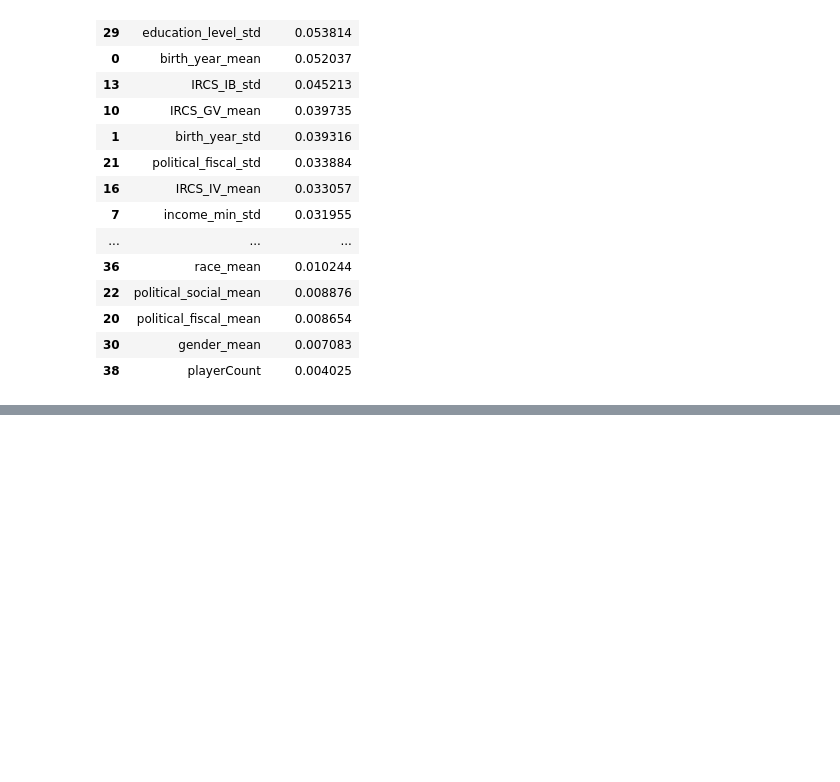
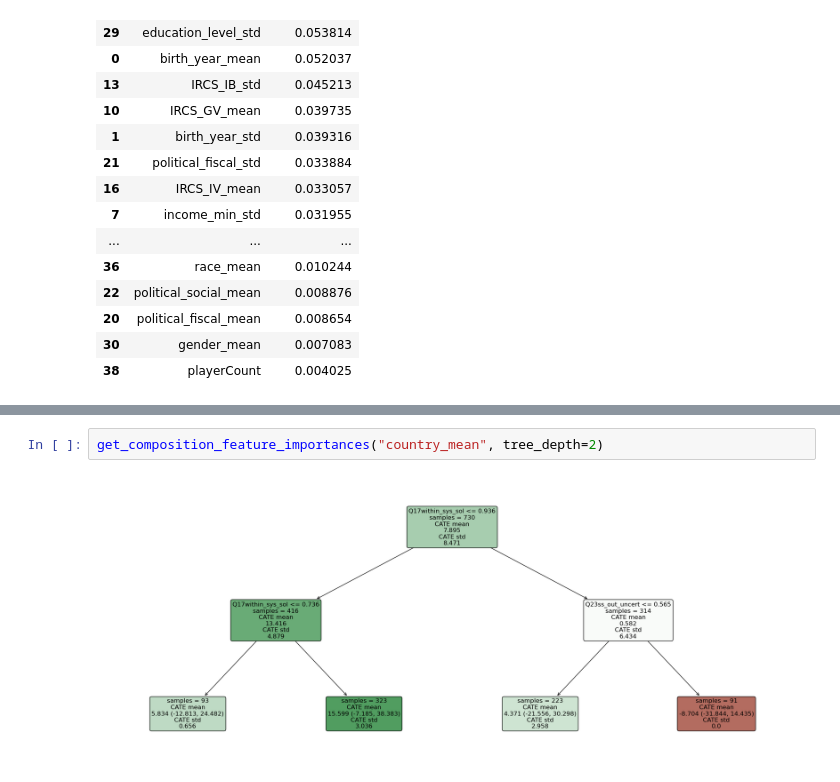
Before and after one commit to xehu/tpm-horse-race-modeling, a Jupyter notebook: analysis_dev/causal_forest.ipynb, the cells around one changed output, grey strips where cells are left out. Saved outputs shown, nothing was run; the diff lists cells and outputs as text; blank space fills up the shorter version.

```diff
--- a/analysis_dev/causal_forest.ipynb
+++ b/analysis_dev/causal_forest.ipynb
@@ -223,0 +411,4 @@ get_covariate_importances_for_task_feature("Q24eureka_question")
+# %%
+get_composition_feature_importances("country_mean", tree_depth=2)
+# %% [output]
+[figure, added]
```
Also changed, not shown: parts of 33 cells of this notebook, 5 other files.
